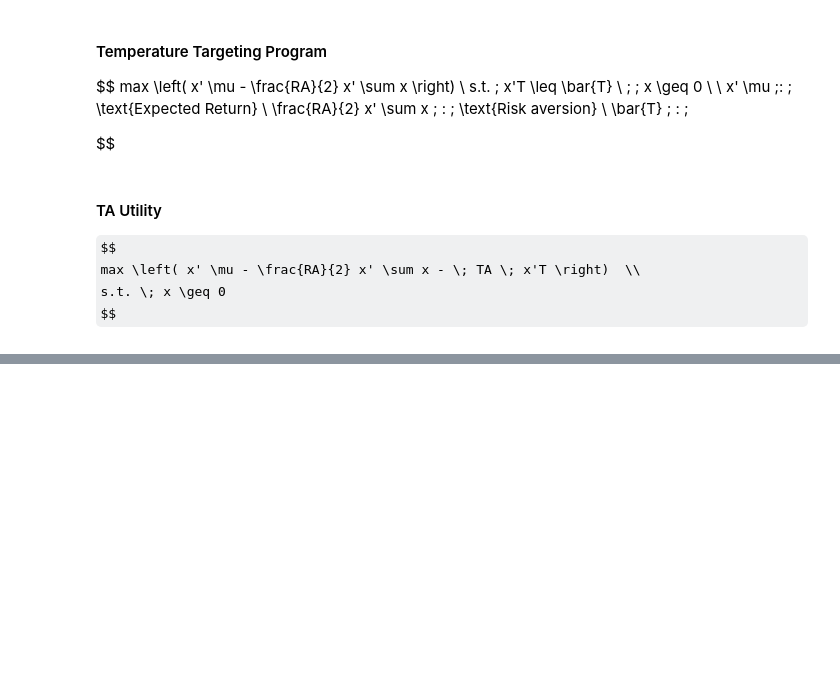
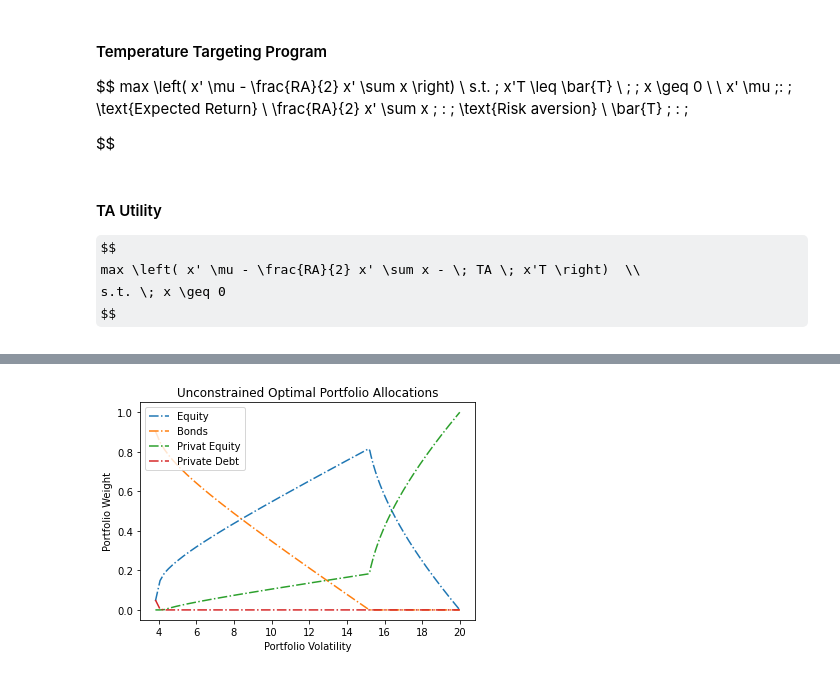
Before and after one commit to SweetyHotGirl21/ESG_Portfolio, a Jupyter notebook: Portfolio_main.ipynb, the cells around one changed output, grey strips where cells are left out. Drawn from its saved outputs; the diff is of its cells as text; code cells hidden in the pictures; some formulas as TeX source; blank space fills up the shorter version.

Commit message:
Finalize Portfolio

```diff
--- a/Portfolio_main.ipynb
+++ b/Portfolio_main.ipynb
@@ -248,0 +516,2 @@ Optimal solution found.
+# %%
+volat = list(results_dict)
@@ -248,0 +524,6 @@ Optimal solution found.
+# %%
+weights = pd.DataFrame()
+for i in list(results_dict):
+    # print(pd.DataFrame([results_dict[i][2]]))
+    weights = weights.append(pd.DataFrame([results_dict[i][2]]), ignore_index=True)
+weights.index = np.sqrt(volat)
@@ -248,0 +546,9 @@ Optimal solution found.
+# %%
+plt.plot(weights, linestyle = "-.")
+plt.xlabel("Portfolio Volatility")
+plt.ylabel("Portfolio Weight")
+plt.legend(["Equity","Bonds","Privat Equity","Private Debt"])
+plt.title("Unconstrained Optimal Portfolio Allocations");
+# plt.xticks(volat)
+# %% [output]
+[figure, added]
```
Also changed, not shown: parts of 54 cells of this notebook, 2 other files.
